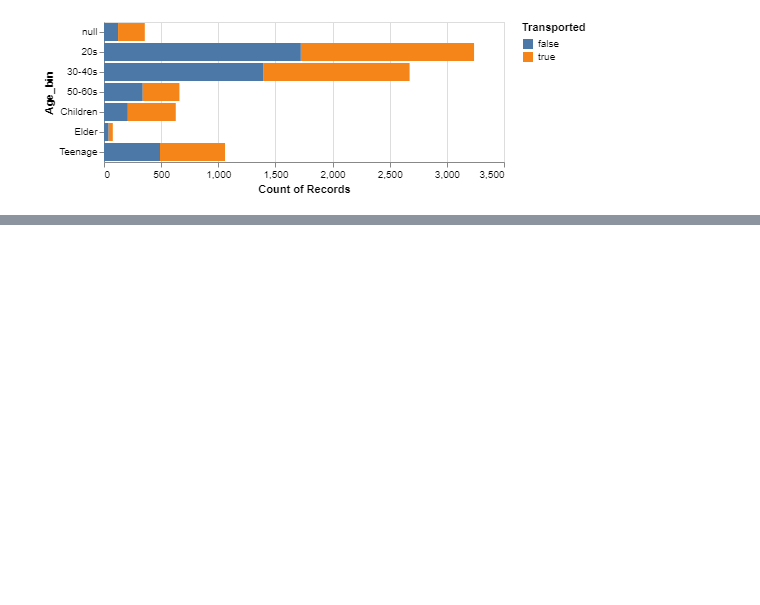
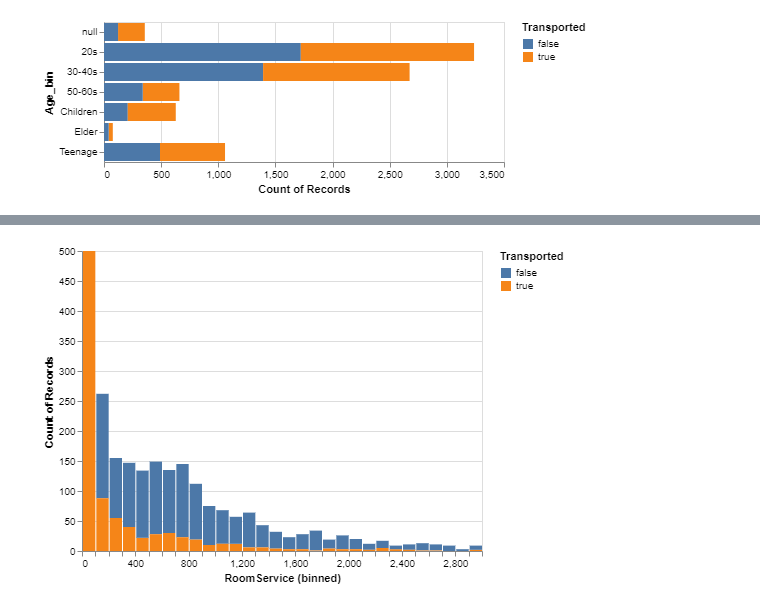
Before and after one commit to johnwslee/Spaceship_Titanic, a Jupyter notebook: spaceship_titanic.ipynb, the cells around one changed output, grey strips where cells are left out. Saved outputs shown, nothing was run; the diff lists cells and outputs as text; code cells hidden in the pictures; blank space fills up the shorter version.

```diff
--- a/spaceship_titanic.ipynb
+++ b/spaceship_titanic.ipynb
@@ -292,0 +301,8 @@ plot_age_bin
+# %%
+roomservice_histogram2 = alt.Chart(train_df).mark_bar(clip=True).encode(
+    alt.X('RoomService', bin=alt.Bin(maxbins=200), scale=alt.Scale(domain=(0, 3000))),
+    alt.Y('count()', scale=alt.Scale(domain=(0, 500))),
+    fill='Transported')
+roomservice_histogram2
+# %% [output]
+[figure, added]
```
Also changed, not shown: parts of 6 cells of this notebook.
